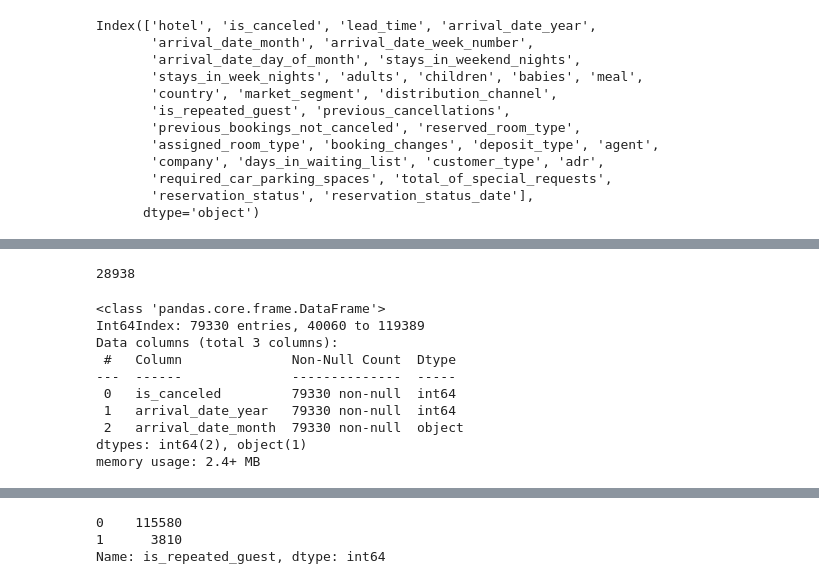
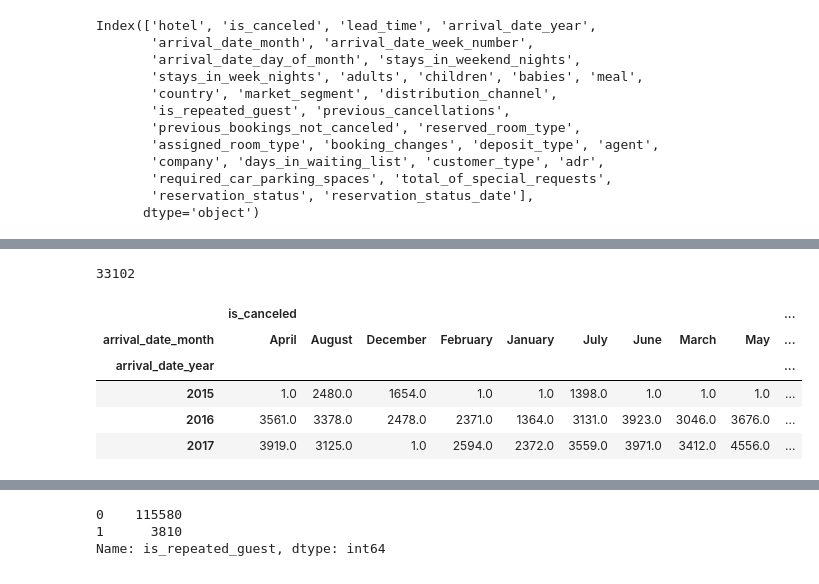
Before and after one commit to guptaprateek98/capstone_hotel, a Jupyter notebook: Copy_Hotel_Booking_Analysis_Capstone_Project.ipynb, the cells around one changed output, grey strips where cells are left out. Saved outputs shown, nothing was run; the diff lists cells and outputs as text; code cells hidden in the pictures.

```diff
--- a/Copy_Hotel_Booking_Analysis_Capstone_Project.ipynb
+++ b/Copy_Hotel_Booking_Analysis_Capstone_Project.ipynb
@@ -47 +49,18 @@ total_resort = h_df.loc[h_df['hotel'] == 'Resort Hotel',['is_canceled','arrival_
+# %%
+len(City_months)
+# %% [output]
+33102
+# %%
+aaa = total_city.groupby(['arrival_date_year','arrival_date_month']).agg({'is_canceled':'count'}).unstack()
+# %%
+aaa.fillna(1,inplace = True)
+# %%
+aaa
+# %% [output]
+|  | is_canceled |  |  |  |  |  |  |  |  | ... |
+| arrival_date_month | April | August | December | February | January | July | June | March | May | ... |
+| arrival_date_year |  |  |  |  |  |  |  |  |  | ... |
+| 2015 | 1.0 | 2480.0 | 1654.0 | 1.0 | 1.0 | 1398.0 | 1.0 | 1.0 | 1.0 | ... |
+| 2016 | 3561.0 | 3378.0 | 2478.0 | 2371.0 | 1364.0 | 3131.0 | 3923.0 | 3046.0 | 3676.0 | ... |
+| 2017 | 3919.0 | 3125.0 | 1.0 | 2594.0 | 2372.0 | 3559.0 | 3971.0 | 3412.0 | 4556.0 | ... |
 # %%
@@ -53,18 +68 @@ resort_count_not_cancel = total_resort.loc[total_resort['is_canceled']==0,'is_ca
-# %%
-resort_count_not_cancel
-# %% [output]
-28938
-# %%
-total_city.info()
-# %% [output]
-<class 'pandas.core.frame.DataFrame'>
-Int64Index: 79330 entries, 40060 to 119389
-Data columns (total 3 columns):
- #   Column              Non-Null Count  Dtype
----  ------              --------------  -----
- 0   is_canceled         79330 non-null  int64
- 1   arrival_date_year   79330 non-null  int64
- 2   arrival_date_month  79330 non-null  object
-dtypes: int64(2), object(1)
-memory usage: 2.4+ MB
 # %%
```
Also changed, not shown: parts of 21 cells of this notebook.
